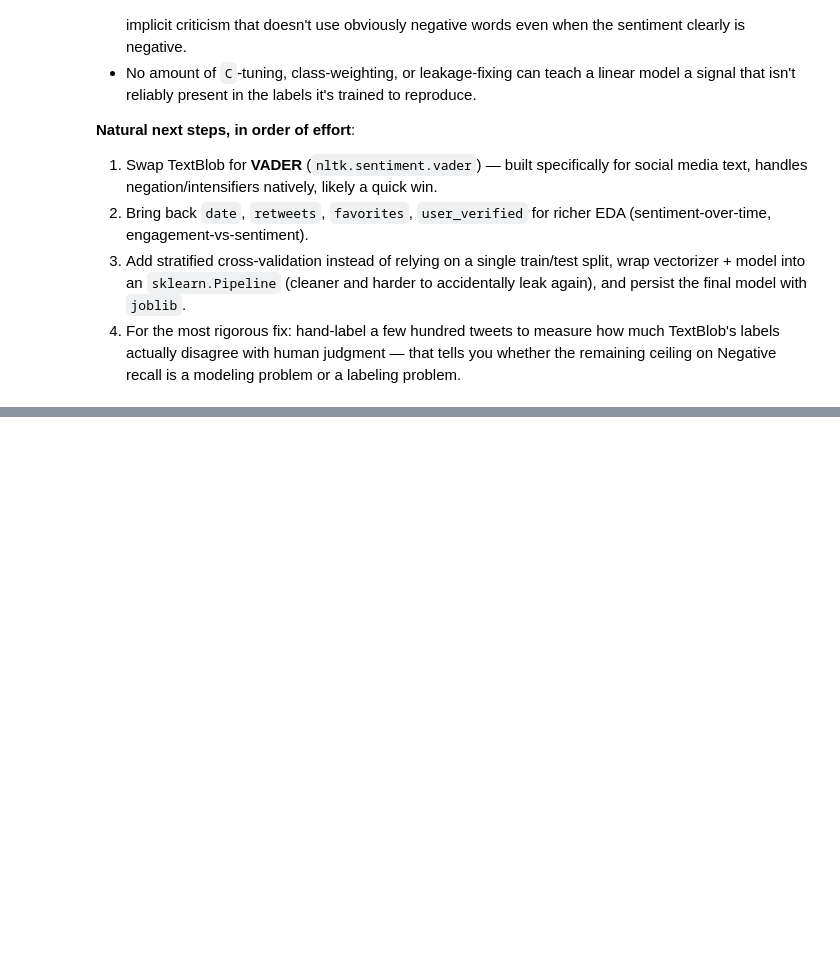
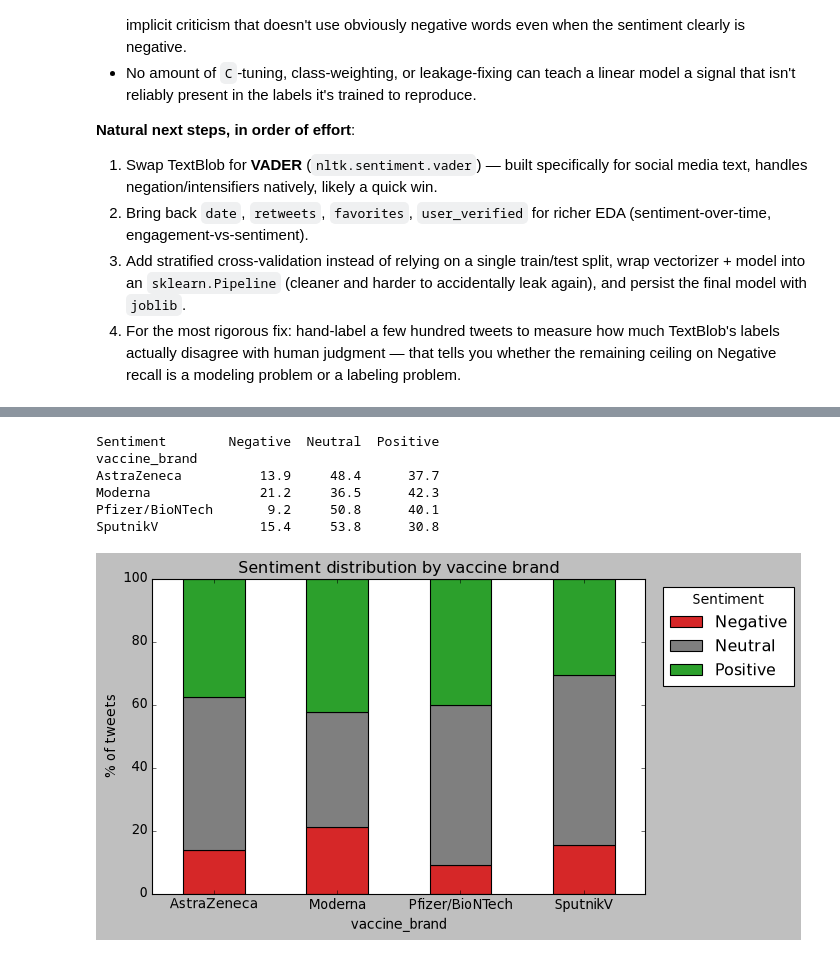
Before and after one commit to melvinmathew9991/NLP, a Jupyter notebook: notebooks/Vaccination_Tweet_Sentimental_Analysis.ipynb, the cells around one changed output, grey strips where cells are left out. Saved outputs shown, nothing was run; the diff lists cells and outputs as text; code cells hidden in the pictures; blank space fills up the shorter version.

```diff
--- a/notebooks/Vaccination_Tweet_Sentimental_Analysis.ipynb
+++ b/notebooks/Vaccination_Tweet_Sentimental_Analysis.ipynb
@@ -587,0 +589,20 @@ weighted avg       0.87      0.87      0.86      2091
+# %%
+import re
+
+text_df['hashtags'] = df.loc[text_df.index, 'hashtags']
+
+def brands_in(row_text, hashtags):
+    s = (row_text + ' ' + (hashtags if isinstance(hashtags, str) else '')).lower()
+    found = []
+    if re.search(r'pfizer|biontech', s): found.append('Pfizer/BioNTech')
+    if re.search(r'moderna', s): found.append('Moderna')
+    if re.search(r'astrazeneca|oxford', s): found.append('AstraZeneca')
+    if re.search(r'sputnik', s): found.append('SputnikV')
+    return found
+
+text_df['brands'] = [brands_in(t, h) for t, h in zip(text_df['text'], text_df['hashtags'])]
+single_brand = text_df[text_df['brands'].apply(len) == 1].copy()
+single_brand['vaccine_brand'] = single_brand['brands'].apply(lambda x: x[0])
+
+print("Single-brand tweet counts:")
+print(single_brand['vaccine_brand'].value_counts())
@@ -587,0 +617,20 @@ weighted avg       0.87      0.87      0.86      2091
+# %%
+brand_sentiment_pct = pd.crosstab(single_brand['vaccine_brand'], single_brand['Sentiment'], normalize='index') * 100
+brand_sentiment_pct = brand_sentiment_pct[['Negative','Neutral','Positive']]
+print(brand_sentiment_pct.round(1))
+
+brand_sentiment_pct.plot(kind='bar', stacked=True, figsize=(9,5), color=['#d62728','#7f7f7f','#2ca02c'])
+plt.ylabel('% of tweets')
+plt.title('Sentiment distribution by vaccine brand')
+plt.xticks(rotation=0)
+plt.legend(title='Sentiment', bbox_to_anchor=(1.02,1), loc='upper left')
+plt.tight_layout()
+plt.show()
+# %% [output]
+Sentiment        Negative  Neutral  Positive
+vaccine_brand
+AstraZeneca          13.9     48.4      37.7
+Moderna              21.2     36.5      42.3
+Pfizer/BioNTech       9.2     50.8      40.1
+SputnikV             15.4     53.8      30.8
+[figure, added]
```
Also changed, not shown: parts of 27 cells of this notebook, 3 other files.
